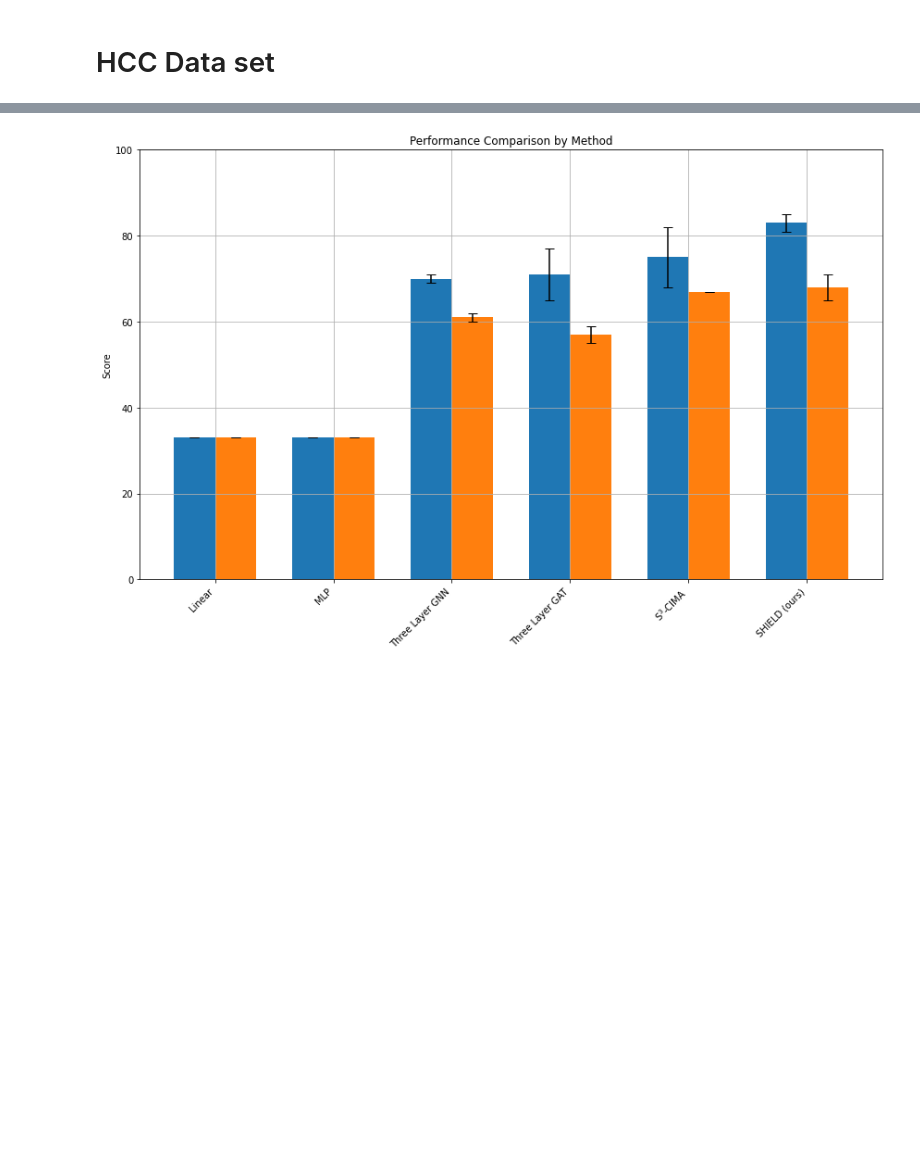
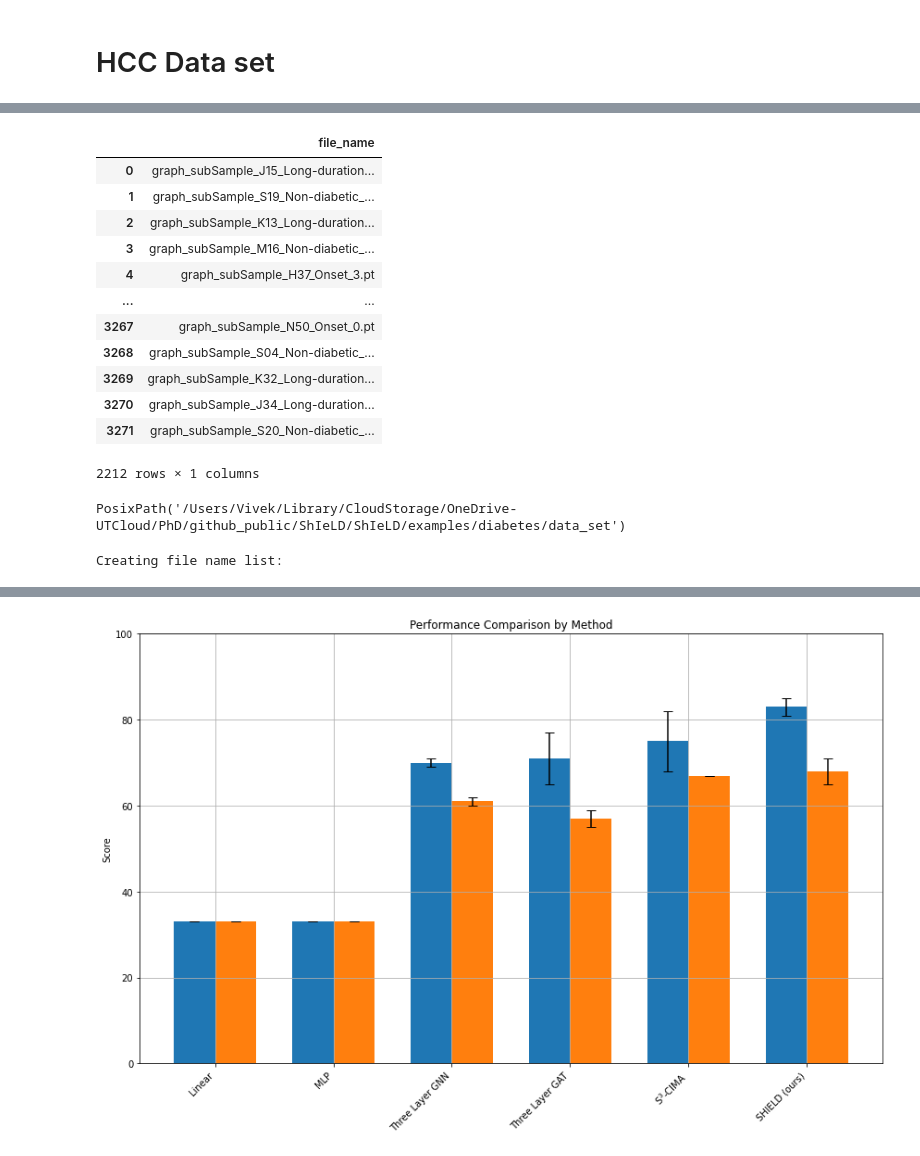
Before and after one commit to V-Sehra/SHIELD, a Jupyter notebook: ShIeLD/examples/data_set_propertiers_JSON.ipynb, the cells around one changed output, grey strips where cells are left out. Cells and saved outputs as stored; diff of their text form; code cells hidden in the pictures; blank space fills up the shorter version.

```diff
--- a/ShIeLD/examples/data_set_propertiers_JSON.ipynb
+++ b/ShIeLD/examples/data_set_propertiers_JSON.ipynb
@@ -68,3 +68,5 @@ with open(Path.cwd() / 'diabetes' /'requirements.pt', 'wb') as f:
 # HCC Data set
 # %%
 import pandas as pd
+# %%
+all_data = pd.read_csv(requirements['path_raw_data'])
@@ -70,0 +87,5 @@ import pandas as pd
+# %%
+splitnumber = 1
+folds = requirements['number_validation_splits'].copy()
+folds.remove(splitnumber)
+print(folds,requirements['number_validation_splits'])
@@ -70,0 +109,5 @@ import pandas as pd
+# %%
+csv_file = all_data.copy()
+requirements_dict = requirements.copy()
+csv_file = csv_file[requirements_dict['measument_sample_name']][
+                csv_file[requirements_dict['validation_split_column']].isin(folds)]
@@ -70,0 +135,19 @@ import pandas as pd
+# %%
+regex_pattern = '|'.join(csv_file.unique())
+df = pd.DataFrame(os.listdir(path_to_graphs / 'train' / 'graphs'), columns=['file_name'])
+filtered_df = df[df['file_name'].str.contains(regex_pattern)]
+filtered_df
+# %% [output]
+|  | file_name |
+| 0 | graph_subSample_J15_Long-duration... |
+| 1 | graph_subSample_S19_Non-diabetic_... |
+| 2 | graph_subSample_K13_Long-duration... |
+| 3 | graph_subSample_M16_Non-diabetic_... |
+| 4 | graph_subSample_H37_Onset_3.pt |
+| ... | ... |
+| 3267 | graph_subSample_N50_Onset_0.pt |
+| 3268 | graph_subSample_S04_Non-diabetic_... |
+| 3269 | graph_subSample_K32_Long-duration... |
+| 3270 | graph_subSample_J34_Long-duration... |
+| 3271 | graph_subSample_S20_Non-diabetic_... |
+2212 rows × 1 columns
@@ -70,0 +258,14 @@ import pandas as pd
+# %%
+requirements_dict['path_to_data_set']
+# %% [output]
+PosixPath('/Users/Vivek/Library/CloudStorage/OneDrive-UTCloud/PhD/github_public/ShIeLD/ShIeLD/examples/diabetes/data_set')
+# %%
+split_number = 1
+data_loader= diabetis_dataset(
+        root = path_to_graphs / 'train' / 'graphs',
+        fold_ids = train_folds,
+        requirements_dict = requirements,
+        graph_file_names=f'train_set_validation_split_{split_number}_file_names.pkl'
+    )
+# %% [output]
+Creating file name list:
```
Also changed, not shown: parts of 11 cells of this notebook, 2 other files.
